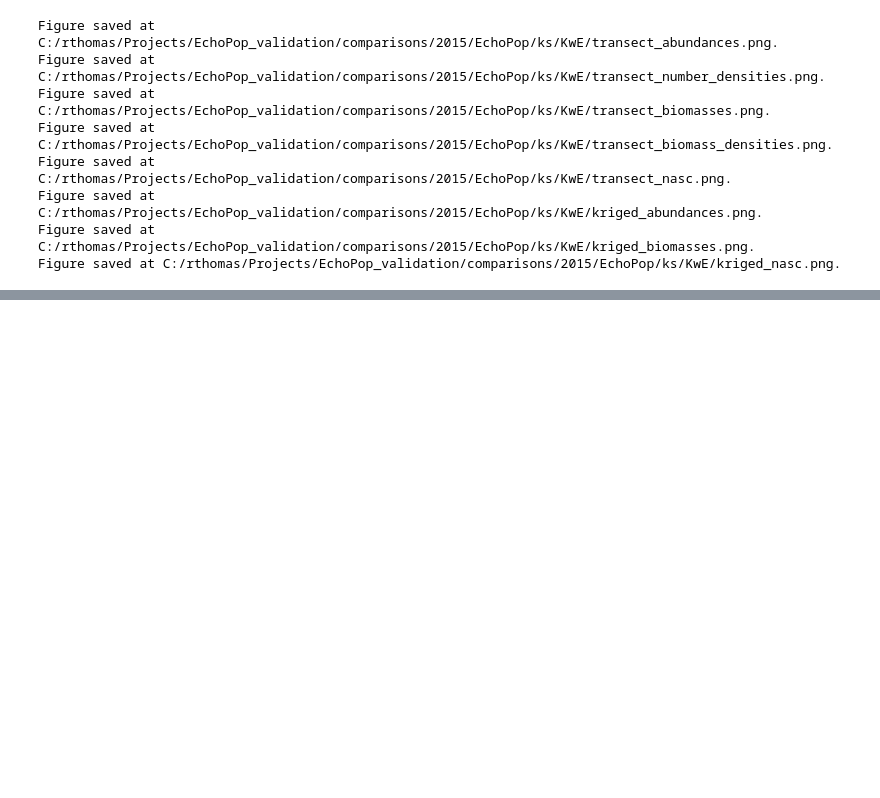
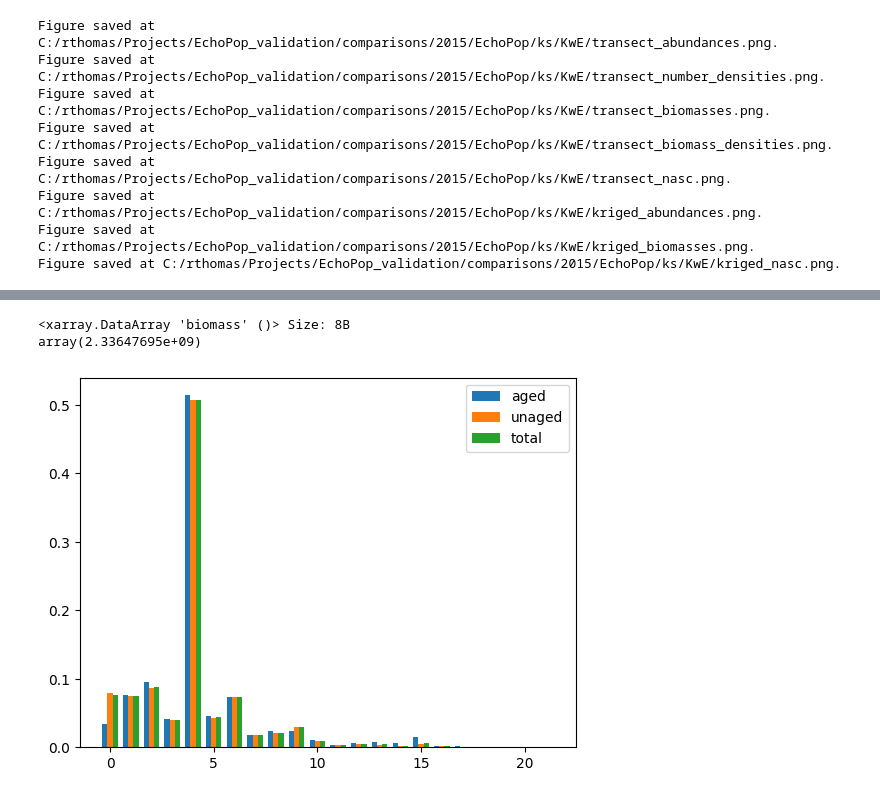
Before and after one commit to Hake-Biomass/Run_EchoPop, a Jupyter notebook: workflow/RT_diagnostic_2015.ipynb, the cells around one changed output, grey strips where cells are left out. Cells and saved outputs as stored; diff of their text form; code cells hidden in the pictures; blank space fills up the shorter version.

```diff
--- a/workflow/RT_diagnostic_2015.ipynb
+++ b/workflow/RT_diagnostic_2015.ipynb
@@ -1977,3 +1977,26 @@ dplot.plot_stratified_results(
 ).opts(width=650, height=400)
 # %% [output]
 [interactive output not drawn]
+# %%
+# Look at aged, standardized unaged, and total biomass summed from both
+import matplotlib.pyplot as plt
+DA=dict_ds_transect_biomass_table["aged"].sum(dim = ["length_bin", "stratum_ks", "sex"])
+DU=dict_ds_transect_biomass_table["standardized_unaged"].sum(dim = ["length_bin", "sex"])
+DAU=DA+DU
+print(sum(DAU))
+#DAU above gives the biomass-at-age (unkriged) from EchoPop that comes out in the table
+DA_series=DA.to_series()
+DU_series=DU.to_series()
+DAU_series=DAU.to_series()
+bar_width = 0.25
+x = np.arange(len(DA_series))
+#multiple bar plots of biomass-at-age proportions
+plt.bar(x - bar_width, DA_series/DA_series.sum(), width=bar_width, label='aged')
+plt.bar(x, DU_series/DU_series.sum(), width=bar_width, label='unaged')
+plt.bar(x + bar_width, DAU_series/DAU_series.sum(), width=bar_width, label='total')
+plt.legend()
+plt.show()
+# %% [output]
+<xarray.DataArray 'biomass' ()> Size: 8B
+array(2.33647695e+09)
+[figure, added]
```
Also changed, not shown: 14 other files.
